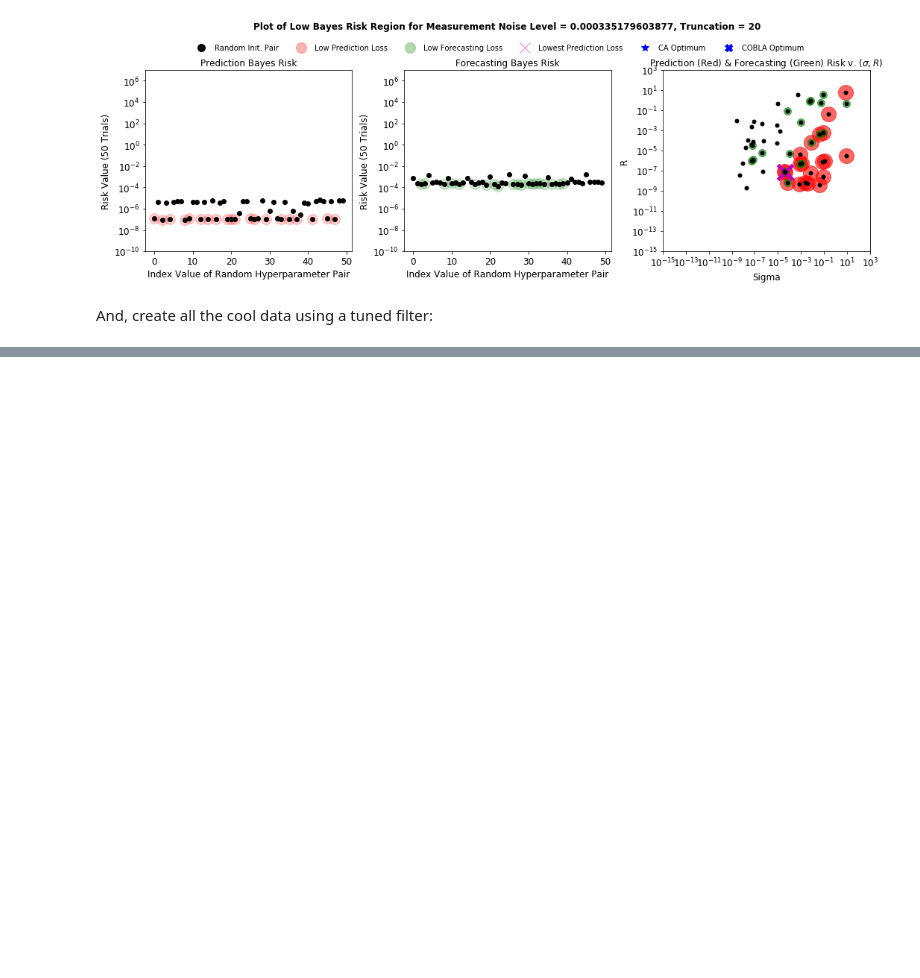
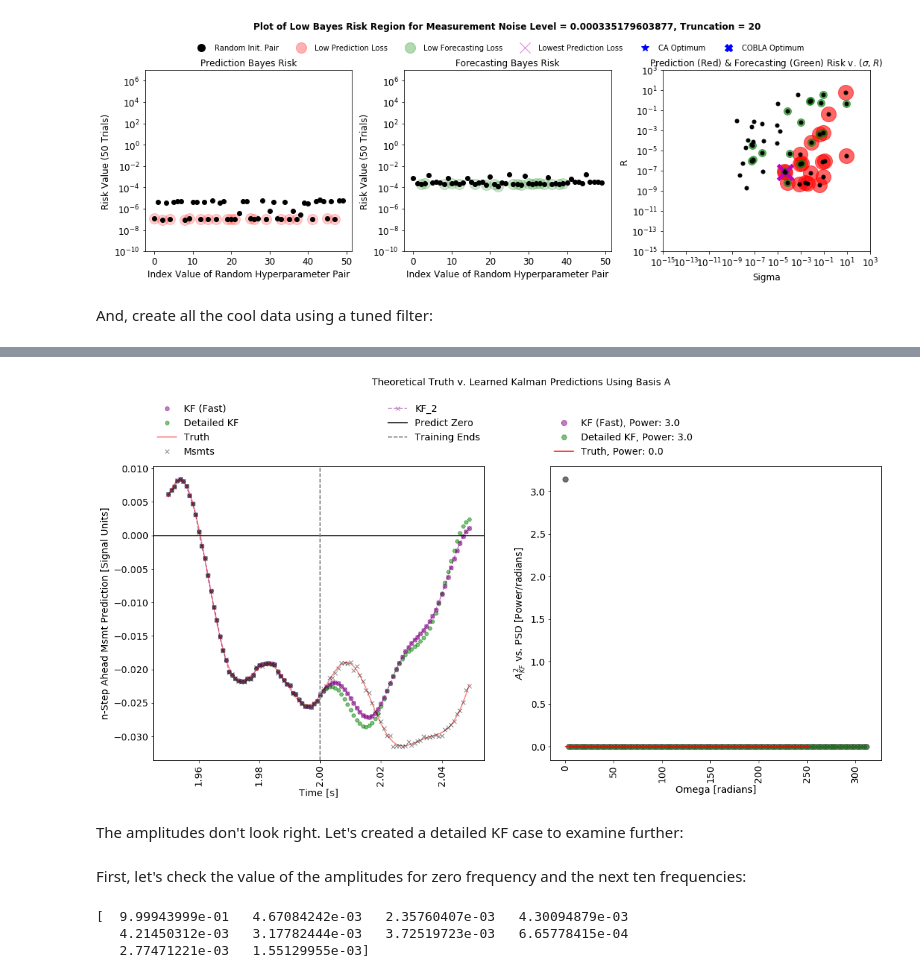
Before and after one commit to riddhisw/predictiveest, a Jupyter notebook: Demo 4.ipynb, the cells around one changed output, grey strips where cells are left out. Drawn from its saved outputs; the diff is of its cells as text; code cells hidden in the pictures; blank space fills up the shorter version.

```diff
--- a/Demo 4.ipynb
+++ b/Demo 4.ipynb
@@ -143,0 +147,6 @@ plotter_KF_4.show_one_prediction()
+# %%
+Test_Object_4.run_test_KF()
+# %% [output]
+[figure, added]
+# %% [markdown]
+The amplitudes don't look right. Let's created a detailed KF case to examine further:
@@ -143,0 +156,9 @@ plotter_KF_4.show_one_prediction()
+# %% [markdown]
+First, let's check the value of the amplitudes for zero frequency and the next ten frequencies:
+# %%
+FUDGE = 0.5
+print amps[0:10]
+# %% [output]
+[  9.99943999e-01   4.67084242e-03   2.35760407e-03   4.30094879e-03
+   4.21450312e-03   3.17782444e-03   3.72519723e-03   6.65778415e-04
+   2.77471221e-03   1.55129955e-03]
```
Also changed, not shown: parts of 8 cells of this notebook, 1 other file.
